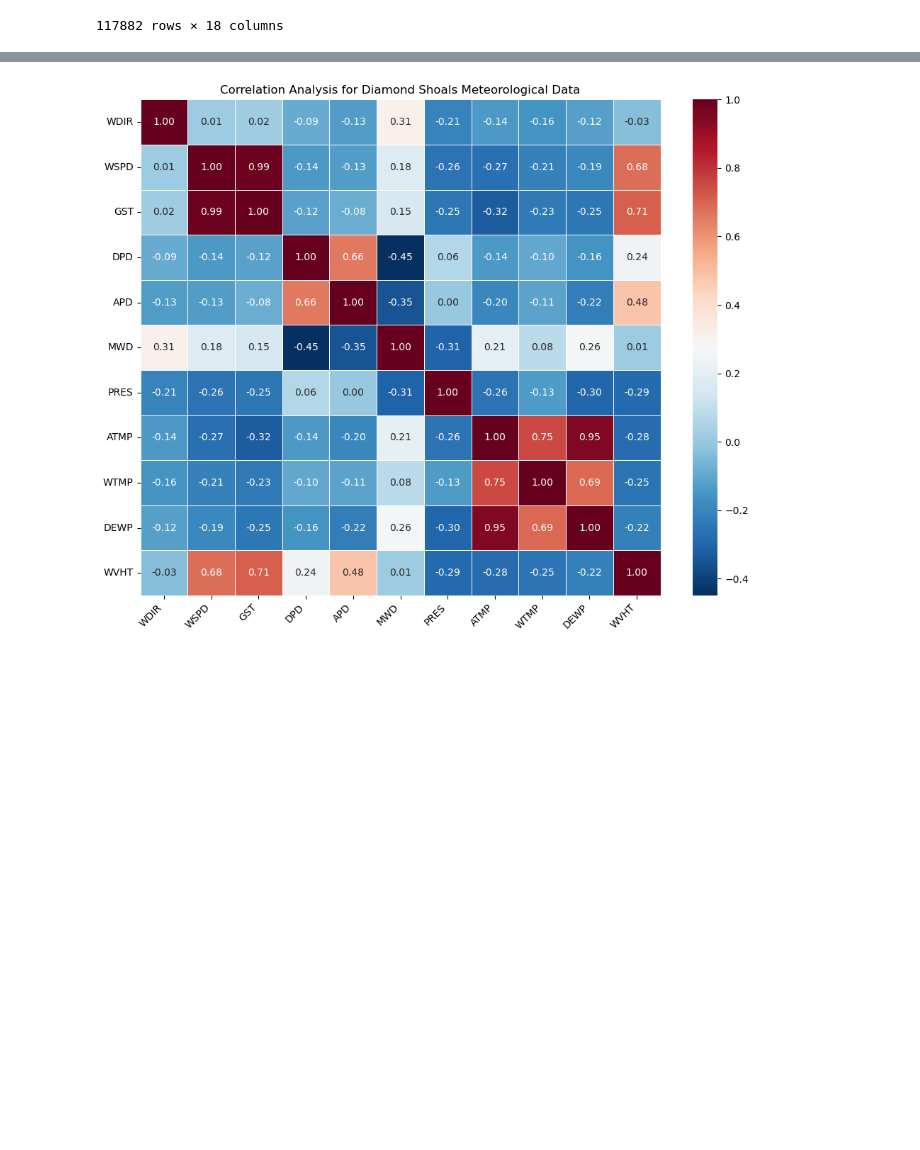
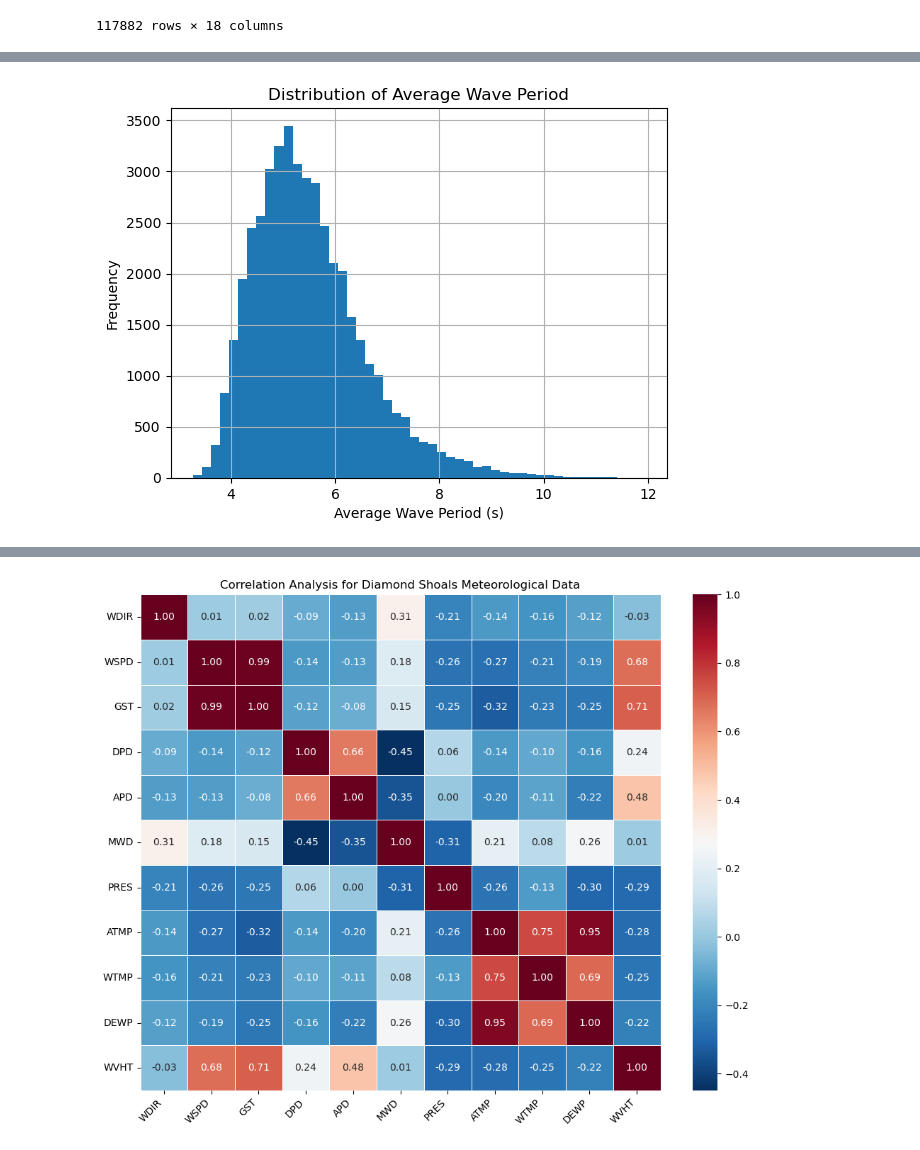
Before and after one commit to RichelCode/Wave-Energy-Forecasting, a Jupyter notebook: Wave Analysis.ipynb, the cells around one changed output, grey strips where cells are left out. Drawn from its saved outputs; the diff is of its cells as text; code cells hidden in the pictures; blank space fills up the shorter version.

```diff
--- a/Wave Analysis.ipynb
+++ b/Wave Analysis.ipynb
@@ -86,0 +218,8 @@ wave_data
+# %%
+wave_data["APD"].hist(bins=50)
+plt.xlabel("Average Wave Period (s)")
+plt.ylabel("Frequency")
+plt.title("Distribution of Average Wave Period")
+plt.show()
+# %% [output]
+[figure, added]
```
Also changed, not shown: parts of 14 cells of this notebook.
